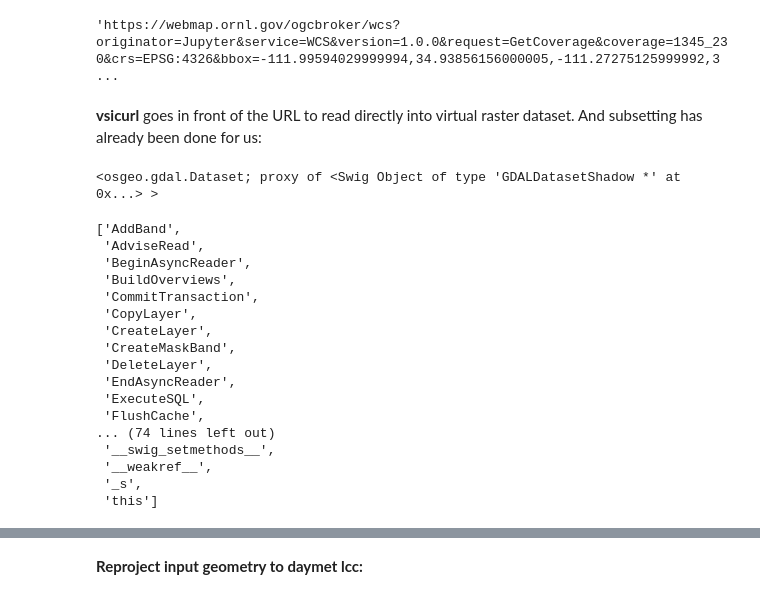
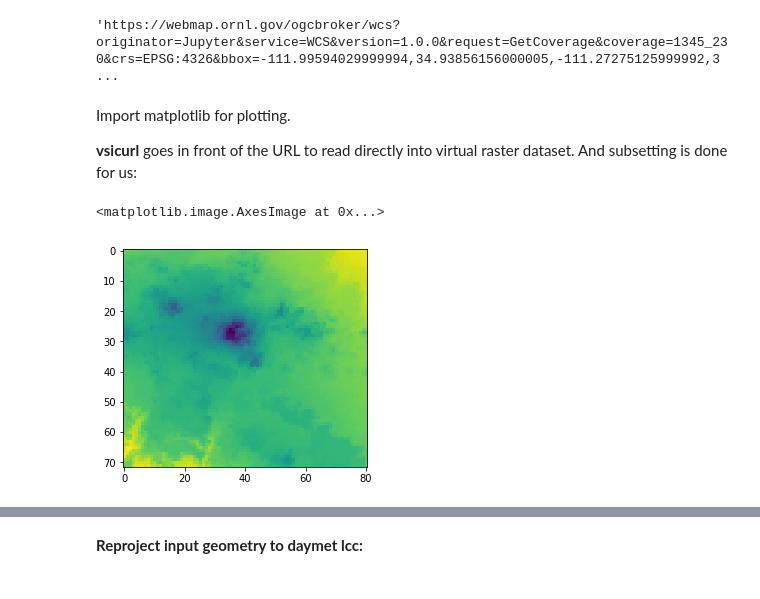
Before and after one commit to jjmcnelis/ogc-polygon-subset, a Jupyter notebook: ogc-poly-subset-v2.ipynb, the cells around one changed output, grey strips where cells are left out. Cells and saved outputs as stored; diff of their text form; code cells hidden in the pictures.

```diff
--- a/ogc-poly-subset-v2.ipynb
+++ b/ogc-poly-subset-v2.ipynb
@@ -60,0 +59,4 @@ We can take advantage of GDAL's virtual dataset functionality here to open a ras
+# %%
+crs = "EPSG:4326"    # maybe force output SRS to match input polygon; more details below
+xres = 0.008983112
+yres = 0.008983112
@@ -61,21 +76,18 @@ We can take advantage of GDAL's virtual dataset functionality here to open a ras
 # %%
-xres = 0.008983112
-yres = 0.008983112
-
 wcsurl = ("https://webmap.ornl.gov/ogcbroker/wcs?"
-       "originator=Jupyter&"
-       "service=WCS&"
-       "version=1.0.0&"
-       "request=GetCoverage&"
-       "coverage=1345_230&"
-       "crs=EPSG:4326&"
-       "bbox={xmin},{ymin},{xmax},{ymax}&"
-       "resx={xres}&"
-       "resy={yres}&"
-       "format=GeoTIFF_FLOAT32&"
-       "time=1980-01&"
-       "bands=1&"
-       "interpolation=NEAREST")
+          "originator=Jupyter&"
+          "service=WCS&"
+          "version=1.0.0&"
+          "request=GetCoverage&"
+          "coverage=1345_230&"
+          "crs={crs}&"
+          "bbox={xmin},{ymin},{xmax},{ymax}&"
+          "resx={xres}&"
+          "resy={yres}&"
+          "format=GeoTIFF_FLOAT32&"
+          "time=1980-01&"
+          "bands=1&"
+          "interpolation=NEAREST")
 
 wcsurl = wcsurl.format(
     xmin=ext[0],
@@ -83,35 +95,20 @@ wcsurl = wcsurl.format(
     xmax=ext[1],
     ymax=ext[3],
     xres=xres,
-    yres=yres)
+    yres=yres,
+    crs=crs)
 
 wcsurl
 # %% [output]
 'https://webmap.ornl.gov/ogcbroker/wcs?originator=Jupyter&service=WCS&version=1.0.0&request=GetCoverage&coverage=1345_230&crs=EPSG:4326&bbox=-111.99594029999994,34.93856156000005,-111.27275125999992,3 ...
 # %% [markdown]
-**vsicurl** goes in front of the URL to read directly into virtual raster dataset. And subsetting has already been done for us:
+Import matplotlib for plotting.
+
+**vsicurl** goes in front of the URL to read directly into virtual raster dataset. And subsetting is done for us:
-# %%
-tif = gdal.Open("/vsicurl/"+wcsurl)
-tif
-# %% [output]
-<osgeo.gdal.Dataset; proxy of <Swig Object of type 'GDALDatasetShadow *' at 0x...> >
-# %%
-dir(tif)
-# %% [output]
-['AddBand',
- 'AdviseRead',
- 'BeginAsyncReader',
- 'BuildOverviews',
- 'CommitTransaction',
- 'CopyLayer',
- 'CreateLayer',
- 'CreateMaskBand',
- 'DeleteLayer',
- 'EndAsyncReader',
- 'ExecuteSQL',
- 'FlushCache',
-... (74 lines left out)
- '__swig_setmethods__',
- '__weakref__',
- '_s',
- 'this']
+# %%
+tif = gdal.Open("/vsicurl/"+wcsurl)              # grab GeoTIFF subset from SDAT
+
+plt.imshow(tif.GetRasterBand(1).ReadAsArray())   # plot the band 1 array
+# %% [output]
+<matplotlib.image.AxesImage at 0x...>
+[figure, added]
```
Also changed, not shown: parts of 15 cells of this notebook.
